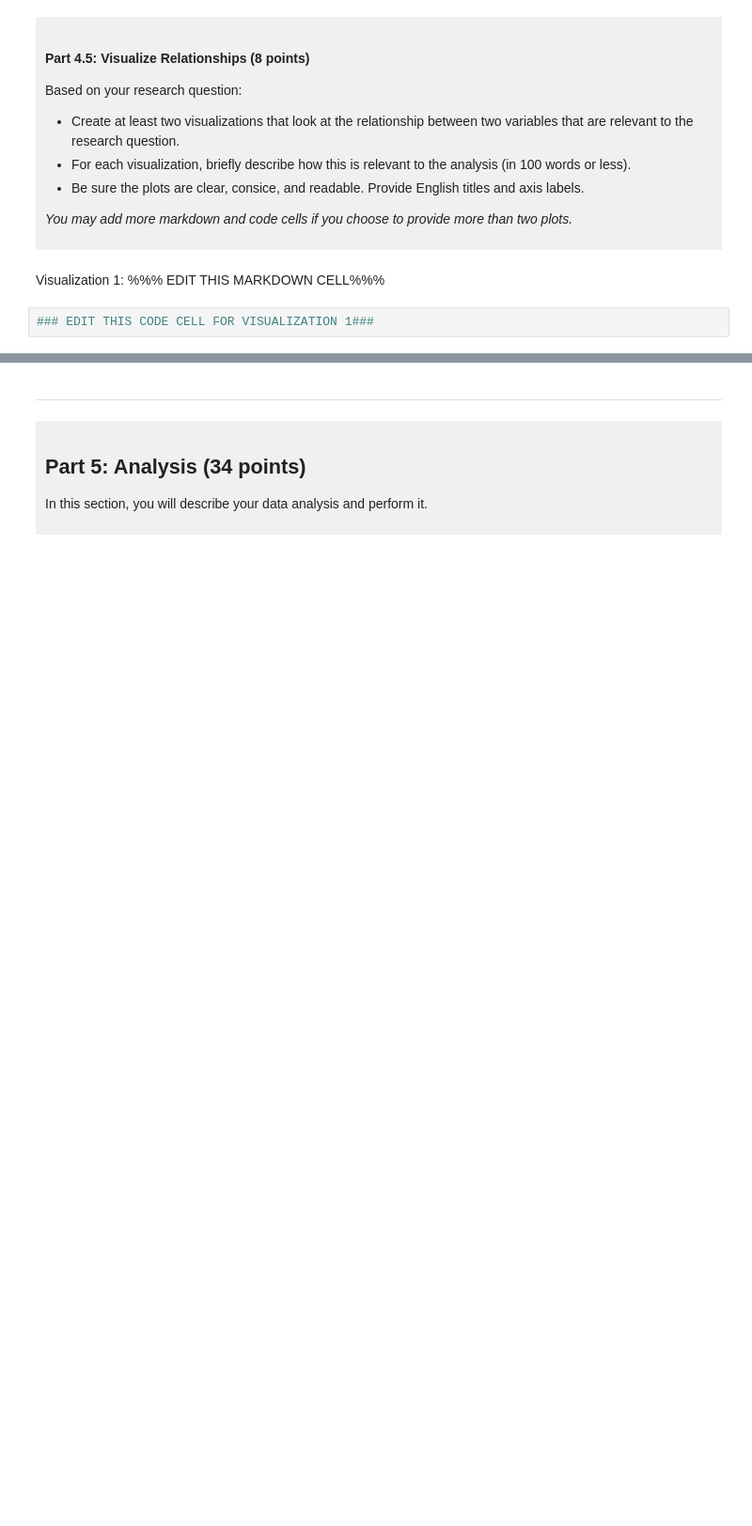
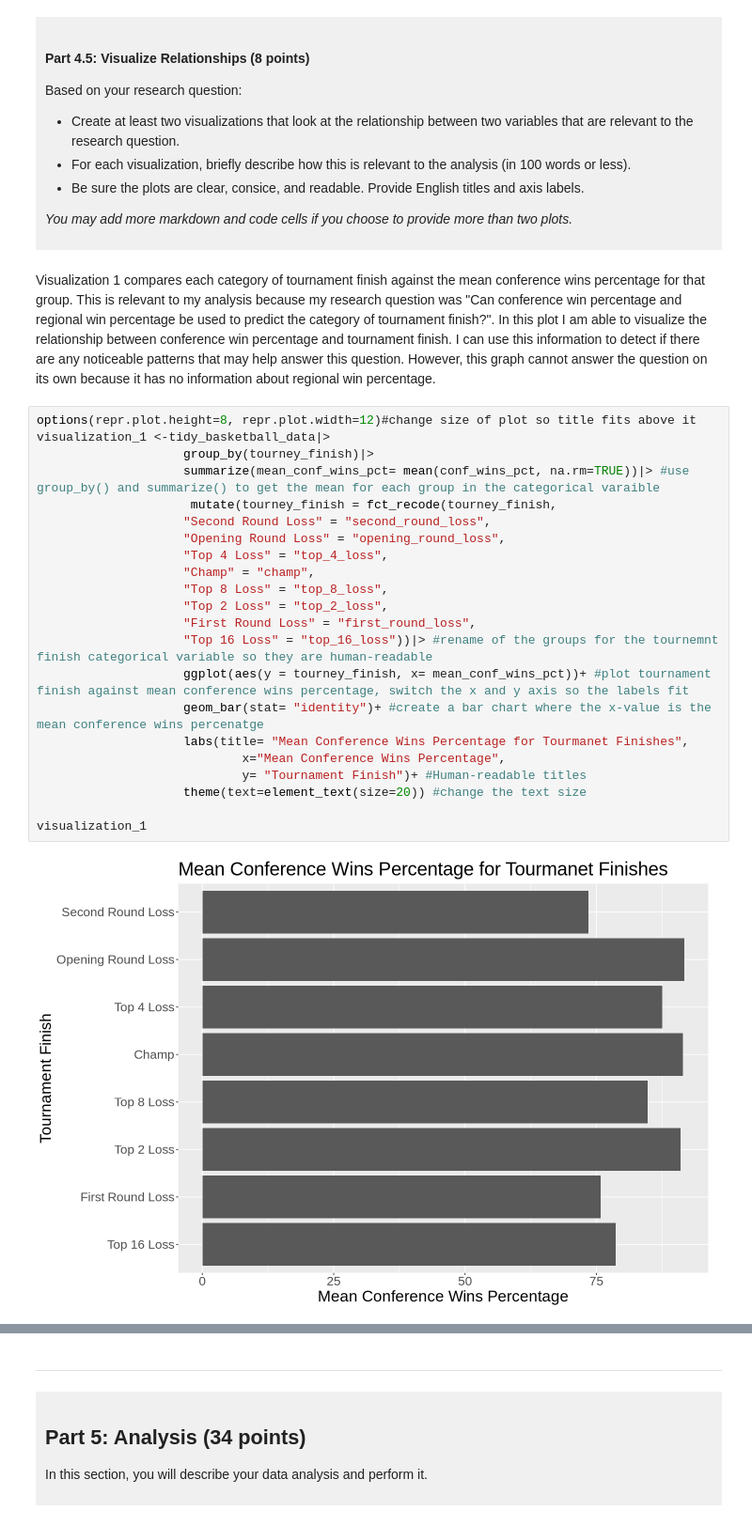
Before and after one commit to hzehr/dsci-100-project-helen-zehr, a Jupyter notebook: dsci-100-project-notebook.ipynb, the cells around one changed output, grey strips where cells are left out. Shown at 94% size. Drawn from its saved outputs; the diff is of its cells as text; blank space fills up the shorter version.

```diff
--- a/dsci-100-project-notebook.ipynb
+++ b/dsci-100-project-notebook.ipynb
@@ -313,7 +401,29 @@ Based on your research question:
 *You may add more markdown and code cells if you choose to provide more than two plots.*
 </div>
 # %% [markdown]
-Visualization 1: %%% EDIT THIS MARKDOWN CELL%%%
+Visualization 1 compares each category of tournament finish against the mean conference wins percentage for that group. This is relevant to my analysis because my research question was "Can conference win percentage and regional win percentage be used to predict the category of tournament finish?". In this plot I am able to visualize the relationship between conference win percentage and tournament finish. I can use this information to detect if there are any noticeable patterns that may help answer this question. However, this graph cannot answer the question on its own because it has no information about regional win percentage.
 # %%
-### EDIT THIS CODE CELL FOR VISUALIZATION 1###
+options(repr.plot.height=8, repr.plot.width=12)#change size of plot so title fits above it
+visualization_1 <-tidy_basketball_data|>
+                    group_by(tourney_finish)|>
+                    summarize(mean_conf_wins_pct= mean(conf_wins_pct, na.rm=TRUE))|> #use group_by() and summarize() to get the mean for each group in the categorical varaible
+                     mutate(tourney_finish = fct_recode(tourney_finish,
+                    "Second Round Loss" = "second_round_loss",
+                    "Opening Round Loss" = "opening_round_loss",
+                    "Top 4 Loss" = "top_4_loss",
+                    "Champ" = "champ",
+                    "Top 8 Loss" = "top_8_loss",
+                    "Top 2 Loss" = "top_2_loss",
+                    "First Round Loss" = "first_round_loss",
+                    "Top 16 Loss" = "top_16_loss"))|> #rename of the groups for the tournemnt finish categorical variable so they are human-readable
+                    ggplot(aes(y = tourney_finish, x= mean_conf_wins_pct))+ #plot tournament finish against mean conference wins percentage, switch the x and y axis so the labels fit
+                    geom_bar(stat= "identity")+ #create a bar chart where the x-value is the mean conference wins percenatge
+                    labs(title= "Mean Conference Wins Percentage for Tourmanet Finishes",
+                            x="Mean Conference Wins Percentage",
+                            y= "Tournament Finish")+ #Human-readable titles
+                    theme(text=element_text(size=20)) #change the text size
+
+visualization_1
+# %% [output]
+[figure, added]
 # %% [markdown]
```
Also changed, not shown: parts of 11 cells of this notebook.
